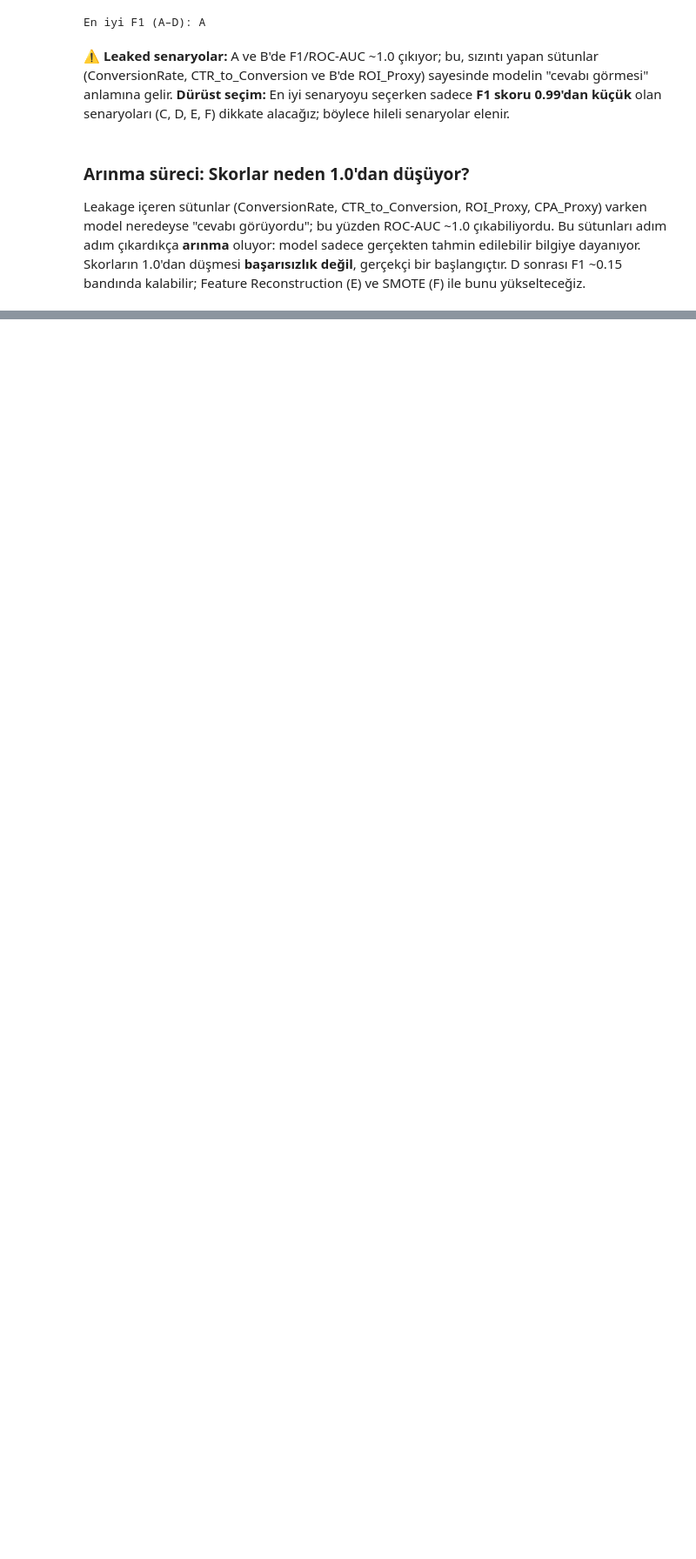
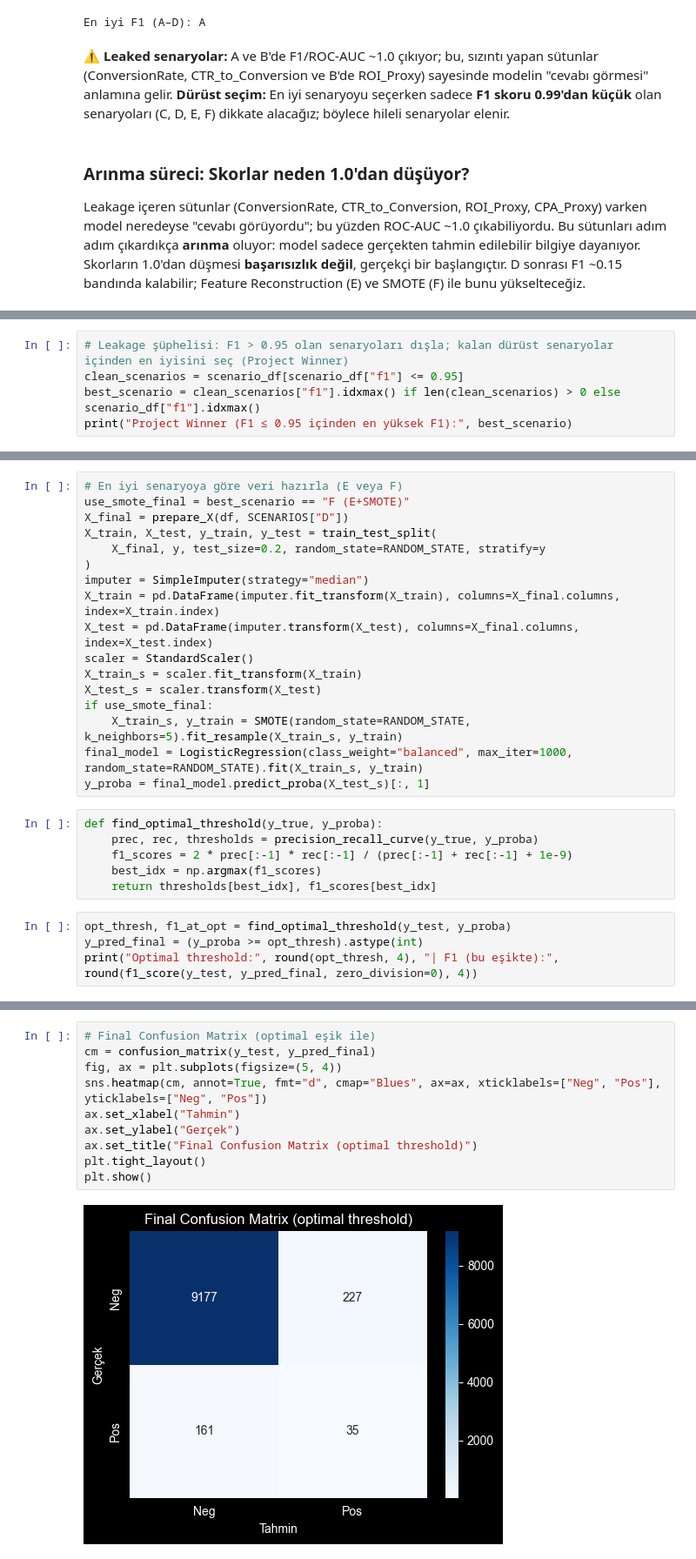
Before and after one commit to barkobt/tubitak-marketing-analytics, a Jupyter notebook: notebooks/04_model_comparison.ipynb, the cells around one changed output, grey strips where cells are left out. Shown at 87% size. Cells and saved outputs as stored; diff of their text form; blank space fills up the shorter version.

```diff
--- a/notebooks/04_model_comparison.ipynb
+++ b/notebooks/04_model_comparison.ipynb
@@ -153,0 +204,5 @@ Leakage içeren sütunlar (ConversionRate, CTR_to_Conversion, ROI_Proxy, CPA_Pro
+# %%
+# Leakage şüphelisi: F1 > 0.95 olan senaryoları dışla; kalan dürüst senaryolar içinden en iyisini seç (Project Winner)
+clean_scenarios = scenario_df[scenario_df["f1"] <= 0.95]
+best_scenario = clean_scenarios["f1"].idxmax() if len(clean_scenarios) > 0 else scenario_df["f1"].idxmax()
+print("Project Winner (F1 ≤ 0.95 içinden en yüksek F1):", best_scenario)
@@ -153,0 +217,27 @@ Leakage içeren sütunlar (ConversionRate, CTR_to_Conversion, ROI_Proxy, CPA_Pro
+# %%
+# En iyi senaryoya göre veri hazırla (E veya F)
+use_smote_final = best_scenario == "F (E+SMOTE)"
+X_final = prepare_X(df, SCENARIOS["D"])
+X_train, X_test, y_train, y_test = train_test_split(
+    X_final, y, test_size=0.2, random_state=RANDOM_STATE, stratify=y
+)
+imputer = SimpleImputer(strategy="median")
+X_train = pd.DataFrame(imputer.fit_transform(X_train), columns=X_final.columns, index=X_train.index)
+X_test = pd.DataFrame(imputer.transform(X_test), columns=X_final.columns, index=X_test.index)
+scaler = StandardScaler()
+X_train_s = scaler.fit_transform(X_train)
+X_test_s = scaler.transform(X_test)
+if use_smote_final:
+    X_train_s, y_train = SMOTE(random_state=RANDOM_STATE, k_neighbors=5).fit_resample(X_train_s, y_train)
+final_model = LogisticRegression(class_weight="balanced", max_iter=1000, random_state=RANDOM_STATE).fit(X_train_s, y_train)
+y_proba = final_model.predict_proba(X_test_s)[:, 1]
+# %%
+def find_optimal_threshold(y_true, y_proba):
+    prec, rec, thresholds = precision_recall_curve(y_true, y_proba)
+    f1_scores = 2 * prec[:-1] * rec[:-1] / (prec[:-1] + rec[:-1] + 1e-9)
+    best_idx = np.argmax(f1_scores)
+    return thresholds[best_idx], f1_scores[best_idx]
+# %%
+opt_thresh, f1_at_opt = find_optimal_threshold(y_test, y_proba)
+y_pred_final = (y_proba >= opt_thresh).astype(int)
+print("Optimal threshold:", round(opt_thresh, 4), "| F1 (bu eşikte):", round(f1_score(y_test, y_pred_final, zero_division=0), 4))
@@ -153,0 +250,12 @@ Leakage içeren sütunlar (ConversionRate, CTR_to_Conversion, ROI_Proxy, CPA_Pro
+# %%
+# Final Confusion Matrix (optimal eşik ile)
+cm = confusion_matrix(y_test, y_pred_final)
+fig, ax = plt.subplots(figsize=(5, 4))
+sns.heatmap(cm, annot=True, fmt="d", cmap="Blues", ax=ax, xticklabels=["Neg", "Pos"], yticklabels=["Neg", "Pos"])
+ax.set_xlabel("Tahmin")
+ax.set_ylabel("Gerçek")
+ax.set_title("Final Confusion Matrix (optimal threshold)")
+plt.tight_layout()
+plt.show()
+# %% [output]
+[figure, added]
```
Also changed, not shown: parts of 12 cells of this notebook, 1 other file.
